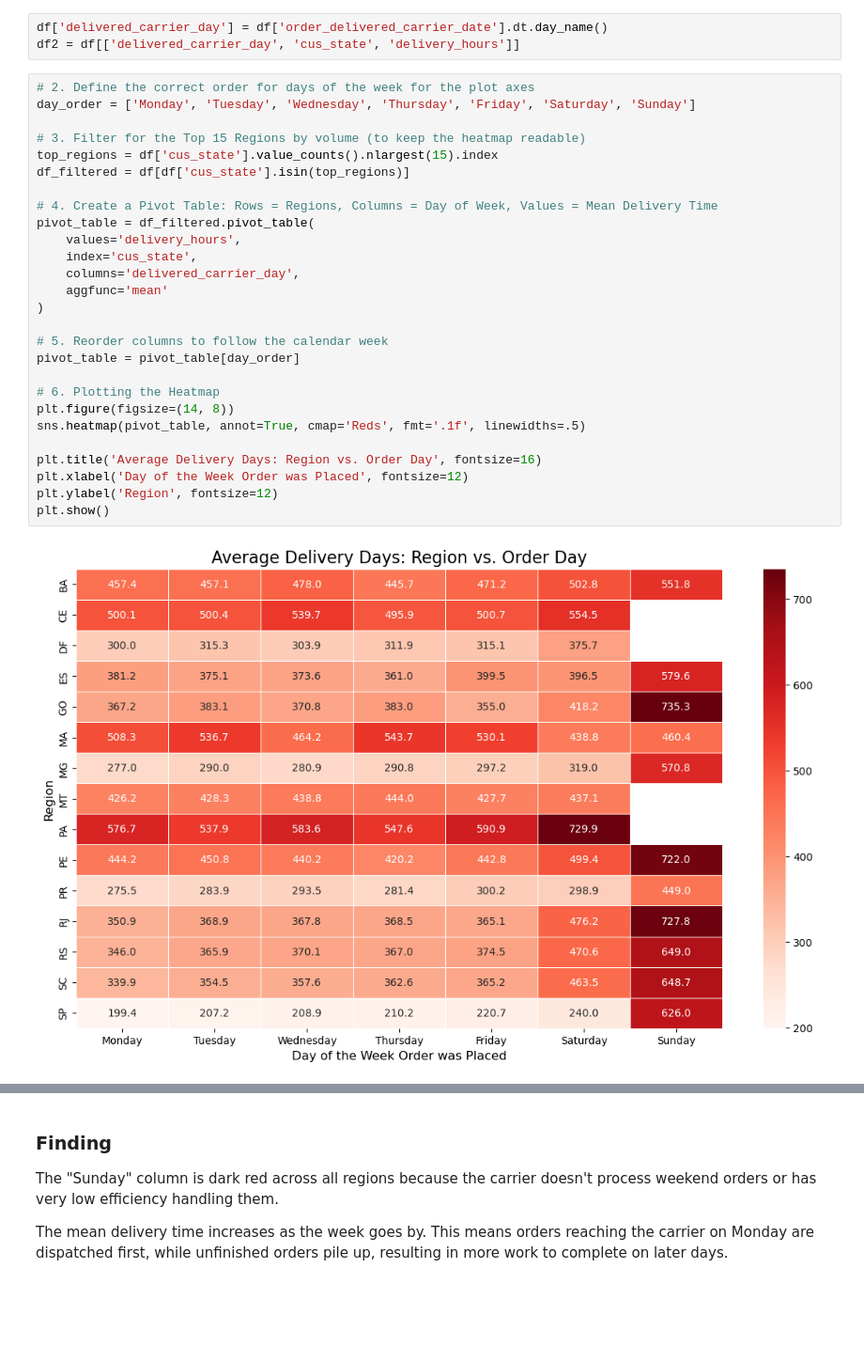
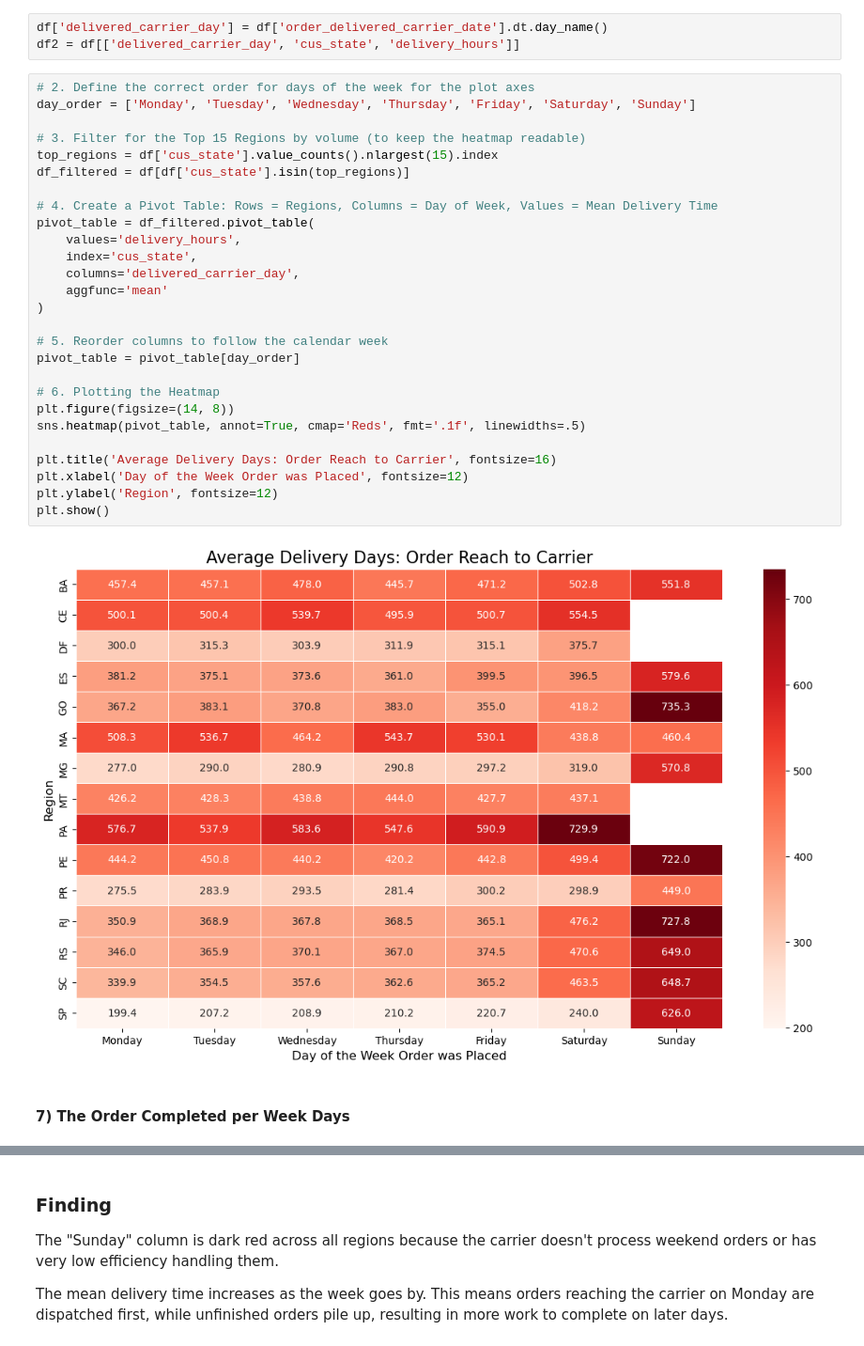
Before and after one commit to yunwe/olist-logistics-efficiency, a Jupyter notebook: notebooks/States.ipynb, the cells around one changed output, grey strips where cells are left out. Shown at 94% size. Drawn from its saved outputs; the diff is of its cells as text; blank space fills up the shorter version.

```diff
--- a/notebooks/States.ipynb
+++ b/notebooks/States.ipynb
@@ -200,29 +201,31 @@ df2 = df[['delivered_carrier_day', 'cus_state', 'delivery_hours']]
 # %%
 # 2. Define the correct order for days of the week for the plot axes
 day_order = ['Monday', 'Tuesday', 'Wednesday', 'Thursday', 'Friday', 'Saturday', 'Sunday']
 
 # 3. Filter for the Top 15 Regions by volume (to keep the heatmap readable)
 top_regions = df['cus_state'].value_counts().nlargest(15).index
 df_filtered = df[df['cus_state'].isin(top_regions)]
 
 # 4. Create a Pivot Table: Rows = Regions, Columns = Day of Week, Values = Mean Delivery Time
 pivot_table = df_filtered.pivot_table(
     values='delivery_hours',
     index='cus_state',
     columns='delivered_carrier_day',
     aggfunc='mean'
 )
 
 # 5. Reorder columns to follow the calendar week
 pivot_table = pivot_table[day_order]
 
 # 6. Plotting the Heatmap
 plt.figure(figsize=(14, 8))
 sns.heatmap(pivot_table, annot=True, cmap='Reds', fmt='.1f', linewidths=.5)
 
-plt.title('Average Delivery Days: Region vs. Order Day', fontsize=16)
+plt.title('Average Delivery Days: Order Reach to Carrier', fontsize=16)
 plt.xlabel('Day of the Week Order was Placed', fontsize=12)
 plt.ylabel('Region', fontsize=12)
 plt.show()
 # %% [output]
-[figure, old version]
+[figure, new version]
+# %% [markdown]
+#### 7) The Order Completed per Week Days
```
Also changed, not shown: parts of 5 cells of this notebook, 2 other files.
